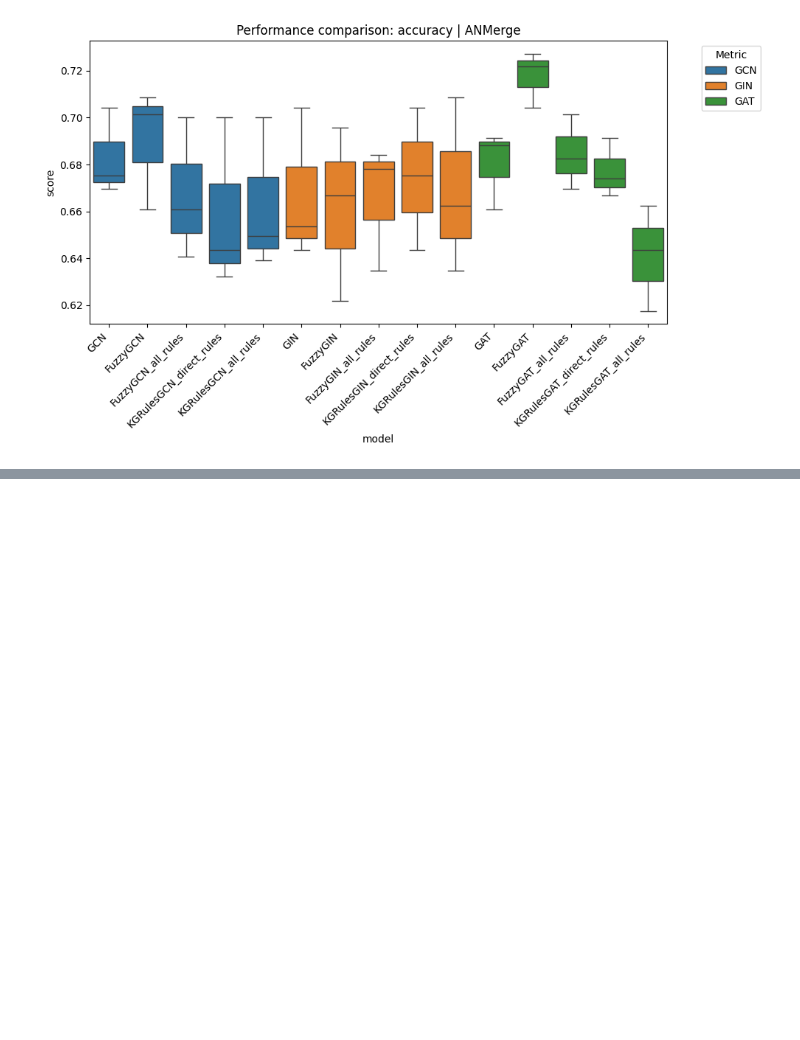
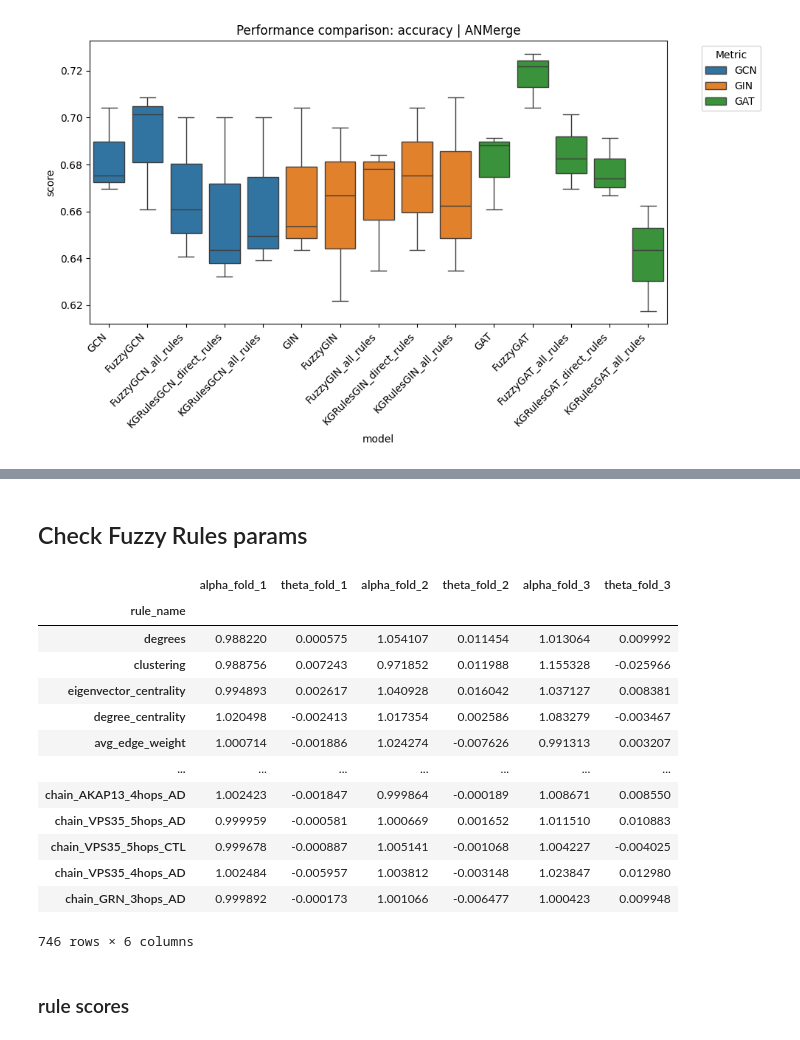
Before and after one commit to Xiaoxuan-Yu-ty/HybridKG, a Jupyter notebook: nesy_gnn/performance.ipynb, the cells around one changed output, grey strips where cells are left out. Drawn from its saved outputs; the diff is of its cells as text; code cells hidden in the pictures; blank space fills up the shorter version.

```diff
--- a/nesy_gnn/performance.ipynb
+++ b/nesy_gnn/performance.ipynb
@@ -139,0 +195,2 @@ See the caveats in the documentation: https://pandas.pydata.org/pandas-docs/stab
+# %% [markdown]
+## Check Fuzzy Rules params
@@ -139,0 +212,57 @@ See the caveats in the documentation: https://pandas.pydata.org/pandas-docs/stab
+# %%
+import json
+
+meta_path = "../nesy_gnn/results/updated/AD_KG/ANMerge/4/graph_meta.json"
+with open(meta_path, 'rb') as f:
+    meta = json.load(f)
+
+all_rules = meta['rule_names']
+direct_rules = meta['direct_rule_names']
+topo_features = ['degrees', 'clustering', 'eigenvector_centrality', 'degree_centrality', 'avg_edge_weight']
+# %%
+def rule_params_to_df(rule_params:list[dict],rule_name_col:list):
+    data = {}
+
+    # Set the index column (topo_features)
+    data['rule_name'] = rule_name_col
+
+    # Dynamically add columns for each fold's alpha and theta
+    for fold_idx, param_dict in enumerate(rule_params):
+        fold_num = fold_idx + 1
+
+        # Extract tensors and convert them to standard Python lists/floats
+        # .detach().tolist() is used here assuming these are PyTorch parameters with gradients
+        alpha_vals = param_dict['alpha'].detach().tolist()
+        theta_vals = param_dict['theta'].detach().tolist()
+
+        data[f'alpha_fold_{fold_num}'] = alpha_vals
+        data[f'theta_fold_{fold_num}'] = theta_vals
+
+    # 2. Create the DataFrame
+    df = pd.DataFrame(data)
+
+    # Optional: Set 'rule_name' as the index of the DataFrame
+    df.set_index('rule_name', inplace=True)
+    return df
+# %%
+df_topo_rules = rule_params_to_df(topo_rule_params, topo_features)
+df_direct_rules = rule_params_to_df(direct_rule_params, topo_features+direct_rules)
+df_all_rules = rule_params_to_df(all_rule_params, topo_features+all_rules)
+df_all_rules
+# %% [output]
+|  | alpha_fold_1 | theta_fold_1 | alpha_fold_2 | theta_fold_2 | alpha_fold_3 | theta_fold_3 |
+| rule_name |  |  |  |  |  |  |
+| degrees | 0.988220 | 0.000575 | 1.054107 | 0.011454 | 1.013064 | 0.009992 |
+| clustering | 0.988756 | 0.007243 | 0.971852 | 0.011988 | 1.155328 | -0.025966 |
+| eigenvector_centrality | 0.994893 | 0.002617 | 1.040928 | 0.016042 | 1.037127 | 0.008381 |
+| degree_centrality | 1.020498 | -0.002413 | 1.017354 | 0.002586 | 1.083279 | -0.003467 |
+| avg_edge_weight | 1.000714 | -0.001886 | 1.024274 | -0.007626 | 0.991313 | 0.003207 |
+| ... | ... | ... | ... | ... | ... | ... |
+| chain_AKAP13_4hops_AD | 1.002423 | -0.001847 | 0.999864 | -0.000189 | 1.008671 | 0.008550 |
+| chain_VPS35_5hops_AD | 0.999959 | -0.000581 | 1.000669 | 0.001652 | 1.011510 | 0.010883 |
+| chain_VPS35_5hops_CTL | 0.999678 | -0.000887 | 1.005141 | -0.001068 | 1.004227 | -0.004025 |
+| chain_VPS35_4hops_AD | 1.002484 | -0.005957 | 1.003812 | -0.003148 | 1.023847 | 0.012980 |
+| chain_GRN_3hops_AD | 0.999892 | -0.000173 | 1.001066 | -0.006477 | 1.000423 | 0.009948 |
+746 rows × 6 columns
+# %% [markdown]
+### rule scores
```
Also changed, not shown: parts of 8 cells of this notebook, 7 other files.
